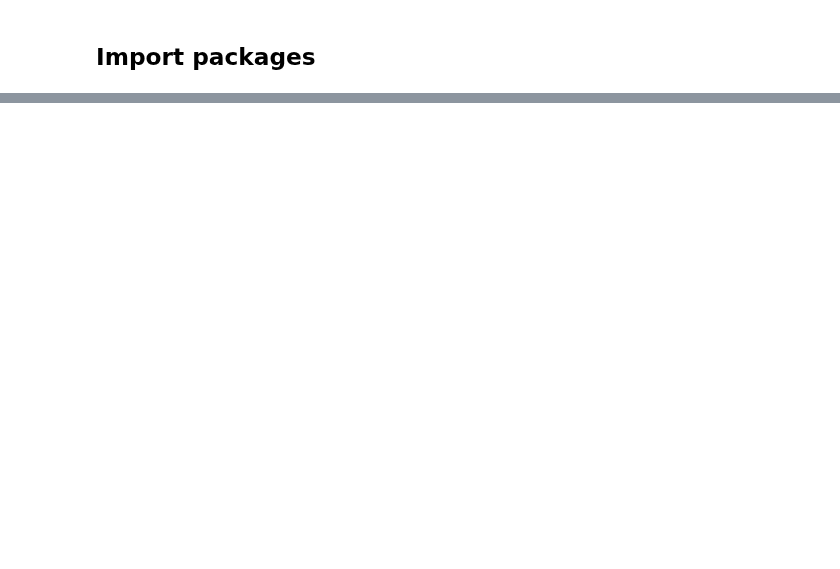
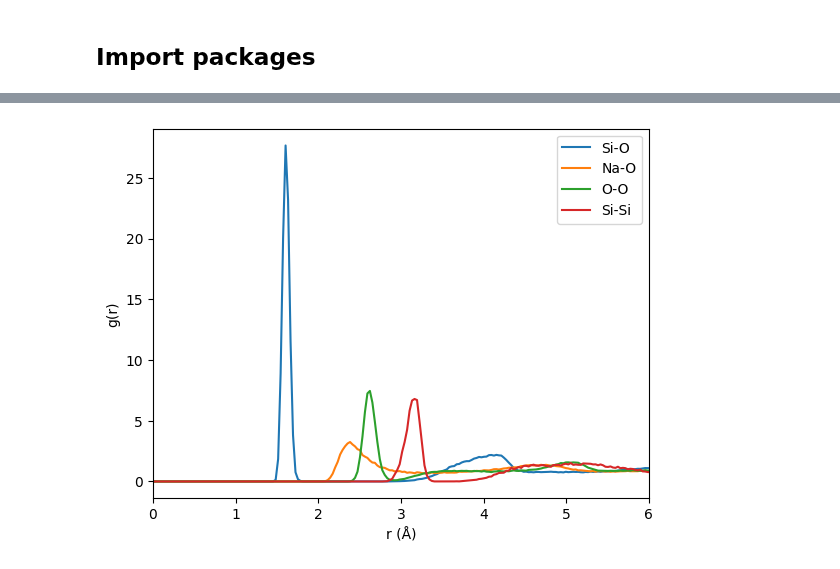
Before and after one commit to R-Chr/vitrum, a Jupyter notebook: examples/analysis/demo.ipynb, the cells around one changed output, grey strips where cells are left out. Cells and saved outputs as stored; diff of their text form; code cells hidden in the pictures; blank space fills up the shorter version.

```diff
--- a/examples/analysis/demo.ipynb
+++ b/examples/analysis/demo.ipynb
@@ -57,0 +102,12 @@ atoms = get_random_packed("LiFePO4", density=3, target_atoms=200, min_distance=1
+# %%
+pairs = [("Si", "O"), ("Na", "O"), ("O", "O"), ("Si", "Si")]
+
+for pair in pairs:
+    plt.plot(sc.xval, sc.get_partial_pdf(pair), label=f"{pair[0]}-{pair[1]}")
+plt.xlim(0, 6)
+plt.xlabel("r (Å)")
+plt.ylabel("g(r)")
+plt.legend()
+plt.show()
+# %% [output]
+[figure, added]
```
Also changed, not shown: parts of 45 cells of this notebook, 4 other files.
